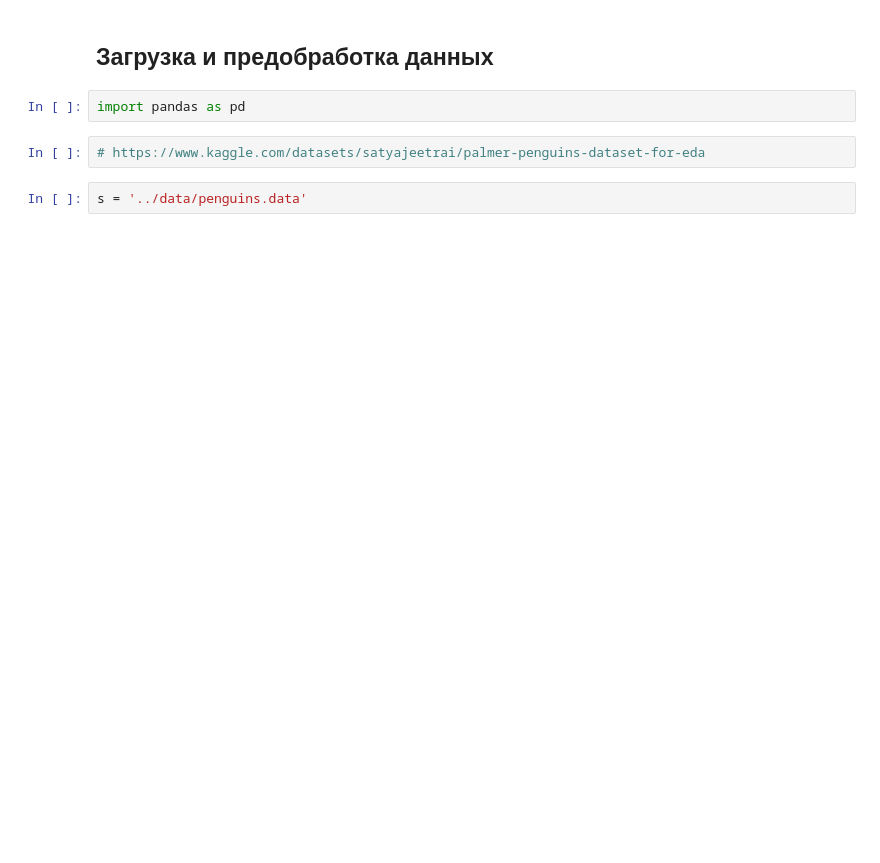
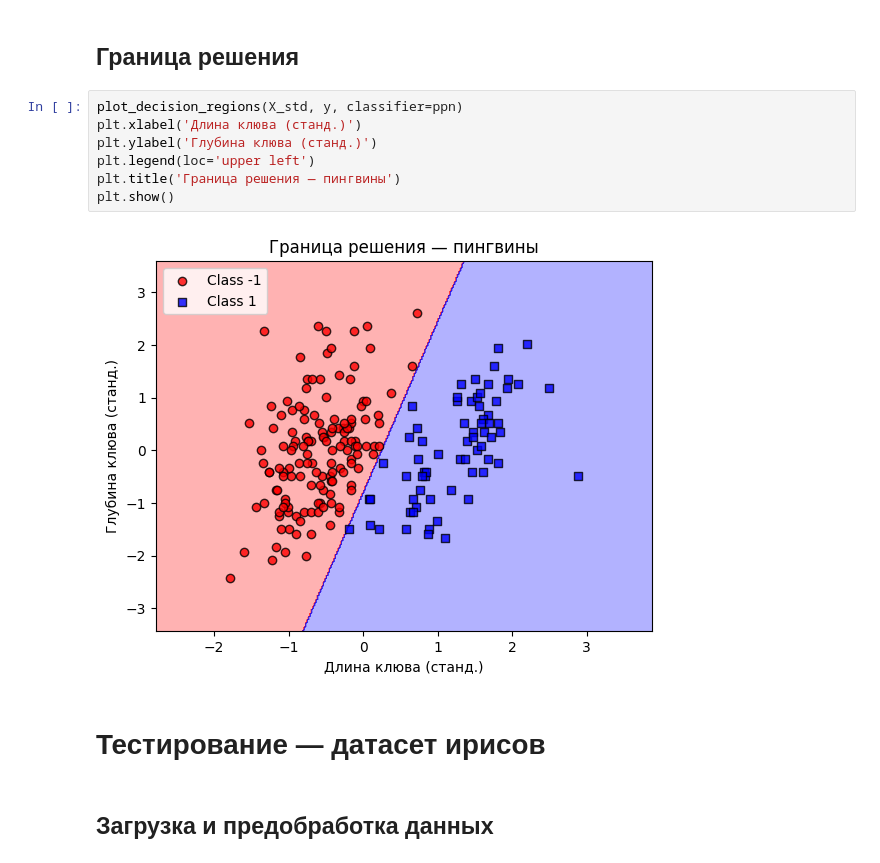
Before and after one commit to Mickleburg/Machine_Learning_algorithms, a Jupyter notebook: notebooks/01_perceptron_demo.ipynb, the cells around one changed output. Cells and saved outputs as stored; diff of their text form; blank space fills up the shorter version.

```diff
--- a/notebooks/01_perceptron_demo.ipynb
+++ b/notebooks/01_perceptron_demo.ipynb
@@ -16,8 +79,15 @@ The autoreload extension is already loaded. To reload it, use:
+# %% [markdown]
+## Граница решения
+# %%
+plot_decision_regions(X_std, y, classifier=ppn)
+plt.xlabel('Длина клюва (станд.)')
+plt.ylabel('Глубина клюва (станд.)')
+plt.legend(loc='upper left')
+plt.title('Граница решения — пингвины')
+plt.show()
+# %% [output]
+[figure, added]
+# %% [markdown]
+# Тестирование — датасет ирисов
 # %% [markdown]
 ## Загрузка и предобработка данных
-# %%
-import pandas as pd
-# %%
-# https://www.kaggle.com/datasets/satyajeetrai/palmer-penguins-dataset-for-eda
-# %%
-s = '../data/penguins.data'
```
Also changed, not shown: parts of 45 cells of this notebook, 9 other files.
